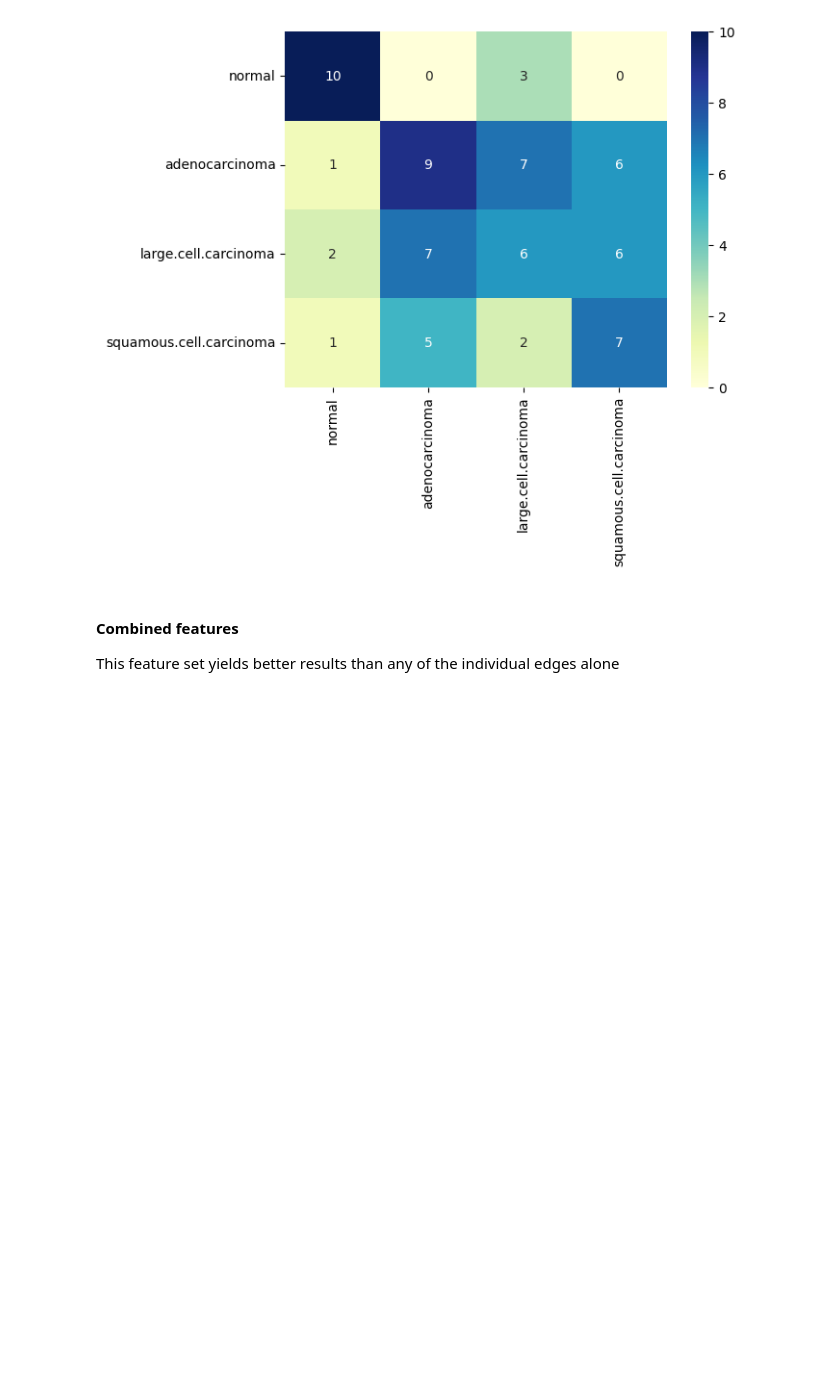
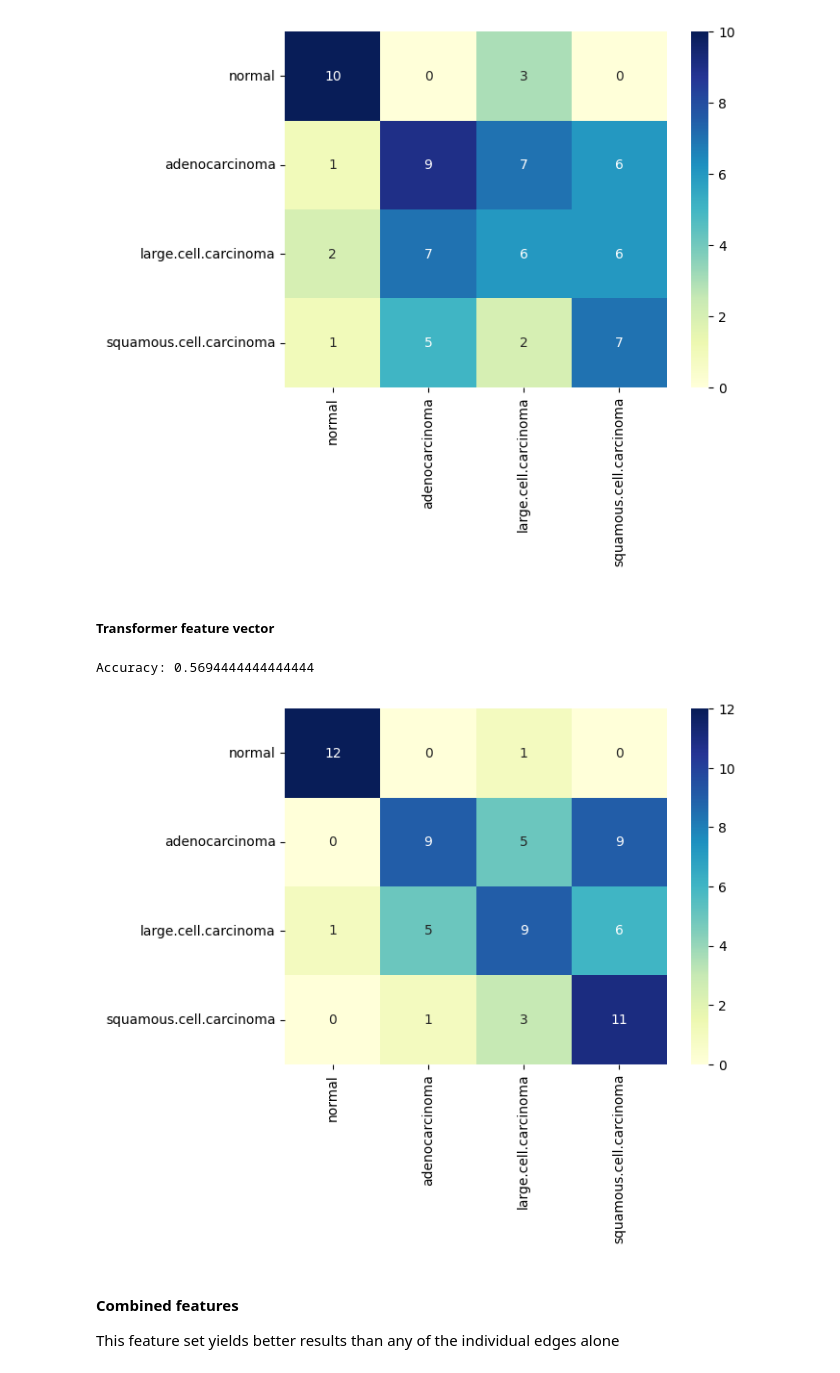
Before and after one commit to zacharyzimm/mids-281-final-project, a Jupyter notebook: DecisionTree.ipynb, the cells around one changed output. Saved outputs shown, nothing was run; the diff lists cells and outputs as text; code cells hidden in the pictures; blank space fills up the shorter version.

Commit message:
add transformer feature vectors

```diff
--- a/DecisionTree.ipynb
+++ b/DecisionTree.ipynb
@@ -9,0 +19,4 @@ data_dir = "../Data_Cropped_and_Resized"
+# %%
+extractor = AutoFeatureExtractor.from_pretrained("DunnBC22/vit-base-patch16-224-in21k_covid_19_ct_scans")
+model = AutoModelForImageClassification.from_pretrained("DunnBC22/vit-base-patch16-224-in21k_covid_19_ct_scans")
+model.eval()
@@ -16,8 +47,8 @@ _, train_threshold_edges, _ = extract_features(train_path, threshold_image)
 _, train_canny_edges, _ = extract_features(train_path, detect_canny_edges)
 _, train_soft_tissue, _ = extract_features(train_path, get_soft_tissue)
 
-resnet101 = models.resnet101(pretrained=True)
 _, train_resnet_feat, _ = extract_features(train_path, get_resnet_features, {"model": resnet101})
+_, train_transformer_feat, _ = extract_features(train_path, transformer_feature_vector, {"model": model, "extractor": extractor})
 # %%
 valid_path = f"{data_dir}/valid"
 
@@ -28,6 +59,7 @@ _, valid_canny_edges, _ = extract_features(valid_path, detect_canny_edges)
 _, valid_soft_tissue, _ = extract_features(valid_path, get_soft_tissue)
 
 _, valid_resnet_feat, _ = extract_features(valid_path, get_resnet_features, {"model": resnet101})
+_, valid_transformer_feat, _ = extract_features(valid_path, transformer_feature_vector, {"model": model, "extractor": extractor})
 # %%
 # dimensionality reduction
 
@@ -125,6 +157,17 @@ plot_confusion_matrix(valid_labels, resnet_preds)
 # %% [output]
 Accuracy: 0.4444444444444444
 [figure]
+# %% [markdown]
+##### Transformer feature vector
+# %%
+X_train = np.array([img.flatten() for img in train_transformer_feat])
+X_val = np.array([img.flatten() for img in valid_transformer_feat])
+transformer_preds = classify_decision_tree(X_train, train_labels, X_val, valid_labels)
+
+plot_confusion_matrix(valid_labels, transformer_preds)
+# %% [output]
+Accuracy: 0.5694444444444444
+[figure, added]
 # %% [markdown]
 #### **Combined features**
 This feature set yields better results than any of the individual edges alone
```
Also changed, not shown: parts of 3 cells of this notebook, 2 other files.
